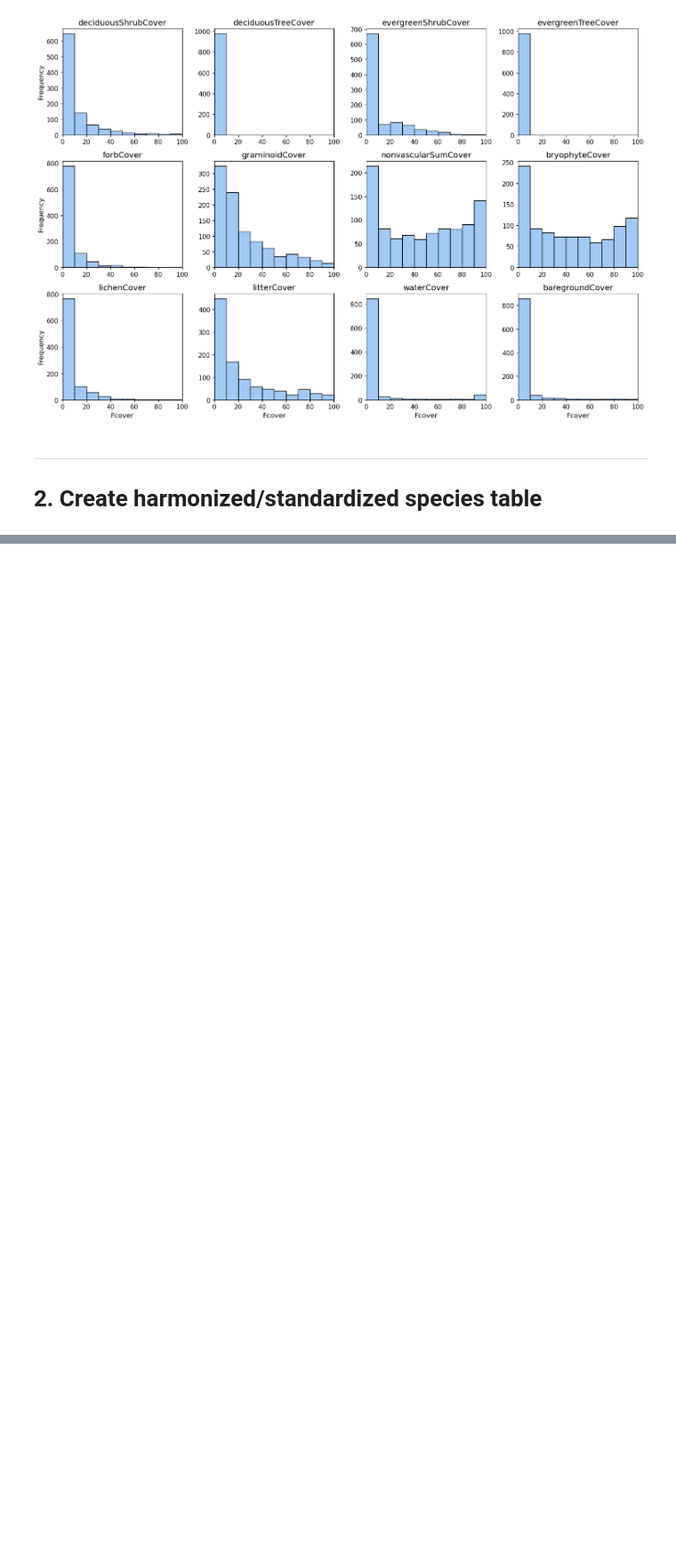
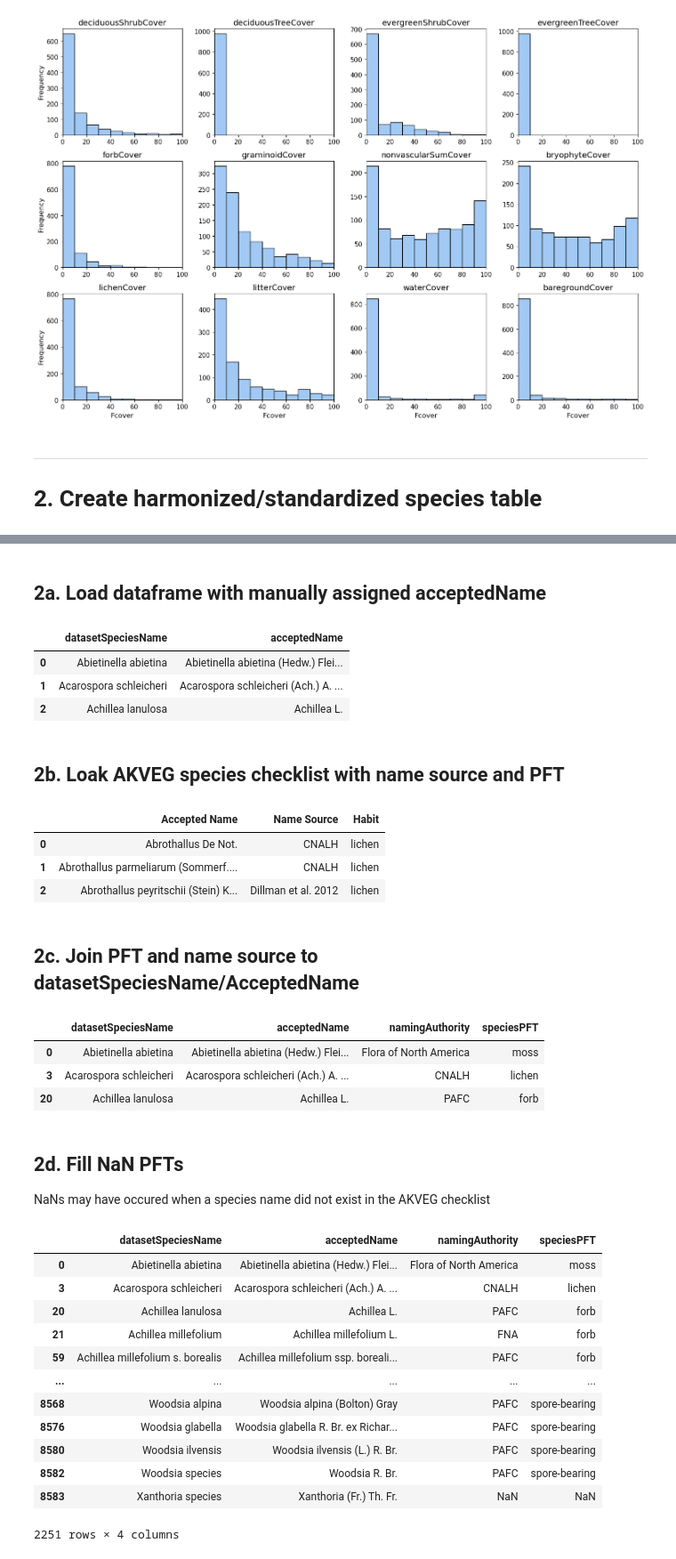
Before and after one commit to climatemodeling/alaska_pft_fcover_harmonization, a Jupyter notebook: harmonization.ipynb, the cells around one changed output, grey strips where cells are left out. Shown: that part at 89% size. Saved outputs shown, nothing was run; the diff lists cells and outputs as text; code cells hidden in the pictures; blank space fills up the shorter version.

```diff
--- a/harmonization.ipynb
+++ b/harmonization.ipynb
@@ -147,0 +172,78 @@ unique_species_with_nan_df.to_csv('standard_species_names_02.csv')
+# %% [markdown]
+## 2a. Load dataframe with manually assigned acceptedName
+# %%
+# load species name dataframe with corresponding accepted names
+standard_species = pd.read_csv('standard_species_names_checklist.csv')
+standard_species.head(3)
+# %% [output]
+|  | datasetSpeciesName | acceptedName |
+| 0 | Abietinella abietina | Abietinella abietina (Hedw.) Flei... |
+| 1 | Acarospora schleicheri | Acarospora schleicheri (Ach.) A. ... |
+| 2 | Achillea lanulosa | Achillea L. |
+# %% [markdown]
+## 2b. Loak AKVEG species checklist with name source and PFT
+# %%
+# load the akveg checklist so we can join name source and habit
+akveg_checklist = pd.read_csv('etc/akveg_species_checklist.csv')
+akveg_checklist = akveg_checklist[['Accepted Name', 'Name Source', 'Habit']]
+akveg_checklist.head(3)
+# %% [output]
+|  | Accepted Name | Name Source | Habit |
+| 0 | Abrothallus De Not. | CNALH | lichen |
+| 1 | Abrothallus parmeliarum (Sommerf.... | CNALH | lichen |
+| 2 | Abrothallus peyritschii (Stein) K... | Dillman et al. 2012 | lichen |
+# %% [markdown]
+## 2c. Join PFT and name source to datasetSpeciesName/AcceptedName
+# %%
+import numpy as np
+standard_species_checklist = pd.merge(left=standard_species, right=akveg_checklist,
+                                      left_on='acceptedName', right_on='Accepted Name',
+                                      how='left')
+standard_species_checklist.drop_duplicates(inplace=True)
+species_pft_checklist = standard_species_checklist[['datasetSpeciesName', 'acceptedName', 'Name Source', 'Habit']]
+species_pft_checklist = species_pft_checklist.rename(columns={'Name Source':'namingAuthority', 'Habit':'speciesPFT'})
+species_pft_checklist.head(3)
+# %% [output]
+|  | datasetSpeciesName | acceptedName | namingAuthority | speciesPFT |
+| 0 | Abietinella abietina | Abietinella abietina (Hedw.) Flei... | Flora of North America | moss |
+| 3 | Acarospora schleicheri | Acarospora schleicheri (Ach.) A. ... | CNALH | lichen |
+| 20 | Achillea lanulosa | Achillea L. | PAFC | forb |
+# %% [markdown]
+## 2d. Fill NaN PFTs
+NaNs may have occured when a species name did not exist in the AKVEG checklist
+# %%
+import pandas as pd
+import numpy as np
+
+# Extract the Genus (first word) from datasetSpeciesName
+species_pft_checklist['Genus'] = species_pft_checklist['datasetSpeciesName'].apply(lambda x: x.split()[0])
+
+# Extract the Genus (first word) from Accepted Name and map to the first Habit
+akveg_checklist['Genus'] = akveg_checklist['Accepted Name'].apply(lambda x: x.split()[0])
+habit_dict = akveg_checklist.drop_duplicates('Genus').set_index('Genus')['Habit'].to_dict()
+
+# Fill NaN values in speciesPFT based on the Genus
+species_pft_checklist['speciesPFT'] = species_pft_checklist.apply(
+    lambda row: habit_dict.get(row['Genus'], row['speciesPFT']) if pd.isna(row['speciesPFT']) else row['speciesPFT'],
+    axis=1
+)
+
+# Drop the helper column
+species_pft_checklist.drop(columns=['Genus'], inplace=True)
+
+# Display the updated dataframe
+species_pft_checklist
+# %% [output]
+|  | datasetSpeciesName | acceptedName | namingAuthority | speciesPFT |
+| 0 | Abietinella abietina | Abietinella abietina (Hedw.) Flei... | Flora of North America | moss |
+| 3 | Acarospora schleicheri | Acarospora schleicheri (Ach.) A. ... | CNALH | lichen |
+| 20 | Achillea lanulosa | Achillea L. | PAFC | forb |
+| 21 | Achillea millefolium | Achillea millefolium L. | FNA | forb |
+| 59 | Achillea millefolium s. borealis | Achillea millefolium ssp. boreali... | PAFC | forb |
+| ... | ... | ... | ... | ... |
+| 8568 | Woodsia alpina | Woodsia alpina (Bolton) Gray | PAFC | spore-bearing |
+| 8576 | Woodsia glabella | Woodsia glabella R. Br. ex Richar... | PAFC | spore-bearing |
+| 8580 | Woodsia ilvensis | Woodsia ilvensis (L.) R. Br. | PAFC | spore-bearing |
+| 8582 | Woodsia species | Woodsia R. Br. | PAFC | spore-bearing |
+| 8583 | Xanthoria species | Xanthoria (Fr.) Th. Fr. | NaN | NaN |
+2251 rows × 4 columns
```
Also changed, not shown: parts of 8 cells of this notebook.
